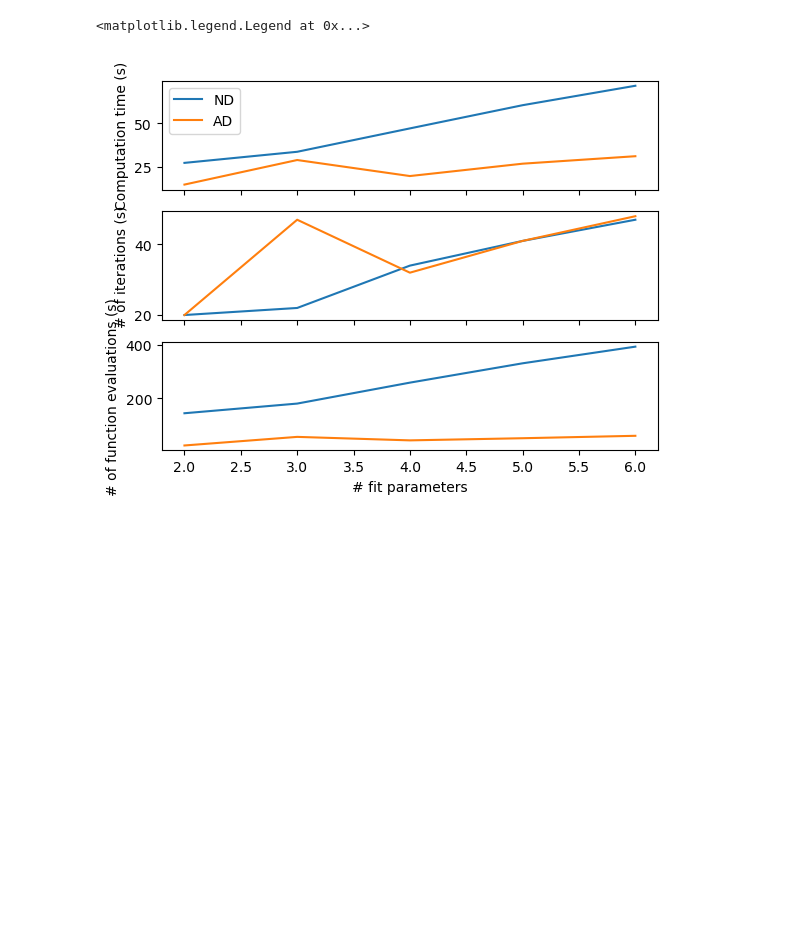
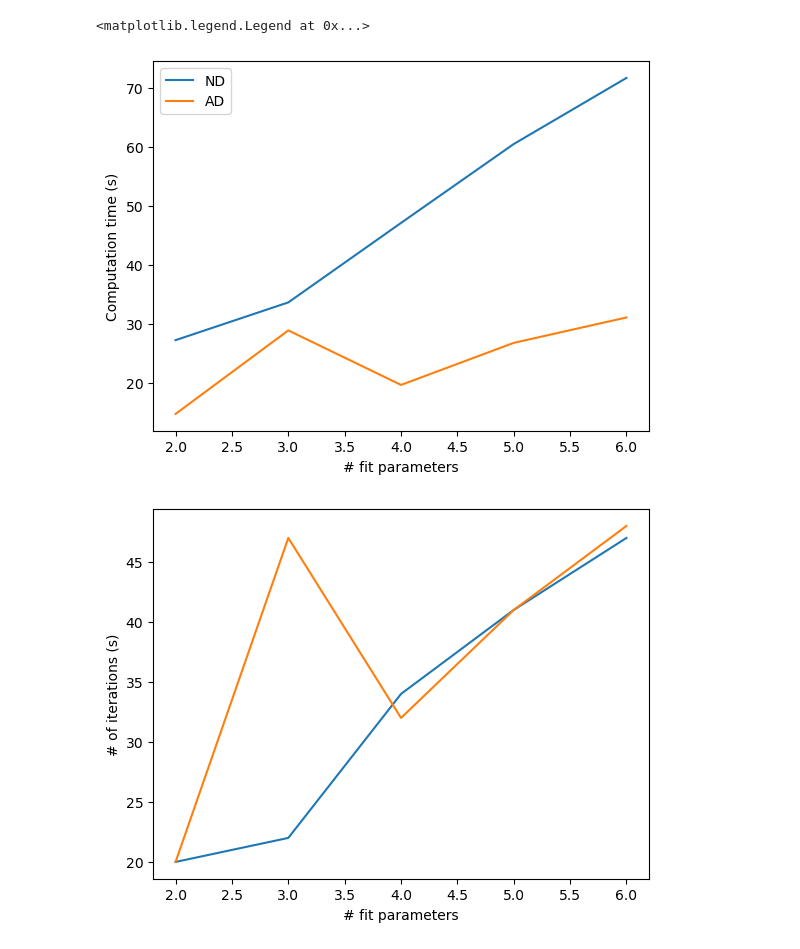
Before and after one commit to ergodicio/inverse-thomson-scattering, a Jupyter notebook: testdatafitter.ipynb, the cells around one changed output. Drawn from its saved outputs; the diff is of its cells as text; code cells hidden in the pictures; blank space fills up the shorter version.

```diff
--- a/testdatafitter.ipynb
+++ b/testdatafitter.ipynb
@@ -89,27 +87,32 @@ datafitter.dattafitter(101675,bgshot,lnout,bglnout,1,2,yaml_dict,extraoptions)
 # %%
 n=[6, 5, 4, 3, 2]
 ndtime=[71.65, 60.46, 47.1, 33.64, 27.25]
 ndit=[47, 41, 34, 22, 20]
 ndfev=[392, 330, 258, 180, 144]
 adtime=[31.09, 26.79, 19.67, 28.9, 14.76]
 adit=[48, 41, 32, 47, 20]
 adfev=[60, 51, 43, 56, 24]
 
 import matplotlib.pyplot as plt
-fig, ax1 = plt.subplots(3, sharex=True)
-ax1[0].plot(n,ndtime)
-ax1[0].plot(n,adtime)
-ax1[1].plot(n,ndit)
-ax1[1].plot(n,adit)
-ax1[2].plot(n,ndfev)
-ax1[2].plot(n,adfev)
+fig, ax1 = plt.subplots(1, sharex=True)
+ax1.plot(n,ndtime)
+ax1.plot(n,adtime)
+fig, ax2 = plt.subplots(1, sharex=True)
+ax2.plot(n,ndit)
+ax2.plot(n,adit)
+fig, ax3 = plt.subplots(1, sharex=True)
+ax3.plot(n,ndfev)
+ax3.plot(n,adfev)
 
 #ax1.set_title(title)
-ax1[0].set_ylabel('Computation time (s)')
-ax1[1].set_ylabel('# of iterations (s)')
-ax1[2].set_ylabel('# of function evaluations (s)')
-ax1[2].set_xlabel('# fit parameters')
-ax1[0].legend({'ND','AD'})
+ax1.set_ylabel('Computation time (s)')
+ax2.set_ylabel('# of iterations (s)')
+ax3.set_ylabel('# of function evaluations (s)')
+ax1.set_xlabel('# fit parameters')
+ax2.set_xlabel('# fit parameters')
+ax3.set_xlabel('# fit parameters')
+ax1.legend({'ND','AD'})
 # %% [output]
 <matplotlib.legend.Legend at 0x...>
-[figure, old version]
+[figure, new version]
+[figure, added]
```
Also changed, not shown: parts of 14 cells of this notebook, 2 other files.
